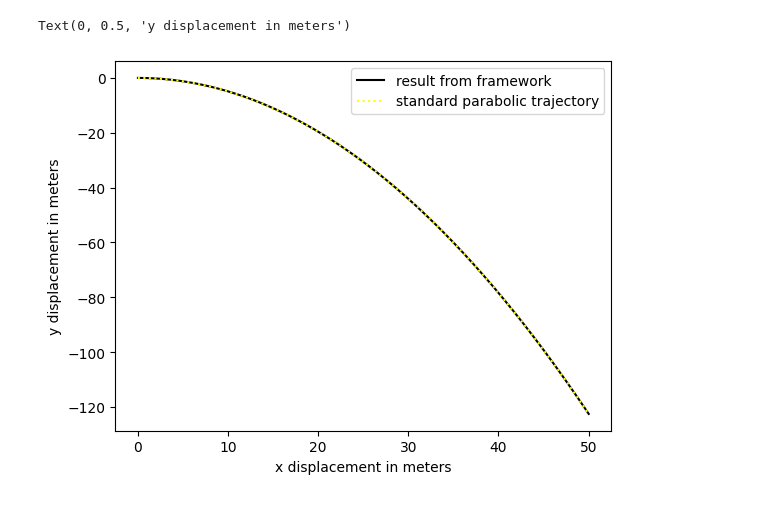
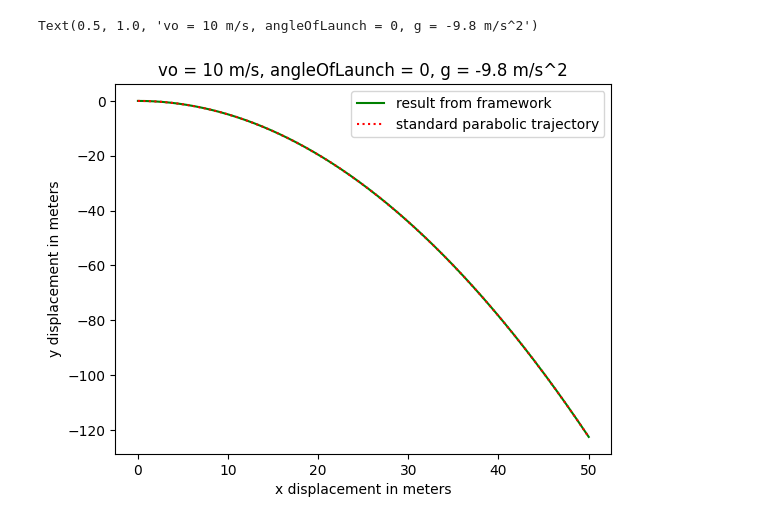
Before and after one commit to lyrickhare/Launcher-Profile, a Jupyter notebook: testingNew/toolValidation.ipynb, the cells around one changed output. Cells and saved outputs as stored; diff of their text form; code cells hidden in the pictures.

```diff
--- a/testingNew/toolValidation.ipynb
+++ b/testingNew/toolValidation.ipynb
@@ -138,11 +138,12 @@ t = np.arange(0,5+DT,DT)
 sx = 10*t
 sy = -0.5*9.8*t**2
 # %%
-plt.plot(disp[0],disp[1],color = 'black')
-plt.plot(sx,sy,linestyle = 'dotted',color = 'yellow')
+plt.plot(disp[0],disp[1],color = 'green')
+plt.plot(sx,sy,linestyle = 'dotted',color = 'red')
 plt.legend(['result from framework','standard parabolic trajectory'])
 plt.xlabel('x displacement in meters')
 plt.ylabel('y displacement in meters')
+plt.title("vo = 10 m/s, angleOfLaunch = 0, g = -9.8 m/s^2")
 # %% [output]
-Text(0, 0.5, 'y displacement in meters')
+Text(0.5, 1.0, 'vo = 10 m/s, angleOfLaunch = 0, g = -9.8 m/s^2')
-[figure, old version]
+[figure, new version]
```
Also changed, not shown: 2 other files.
